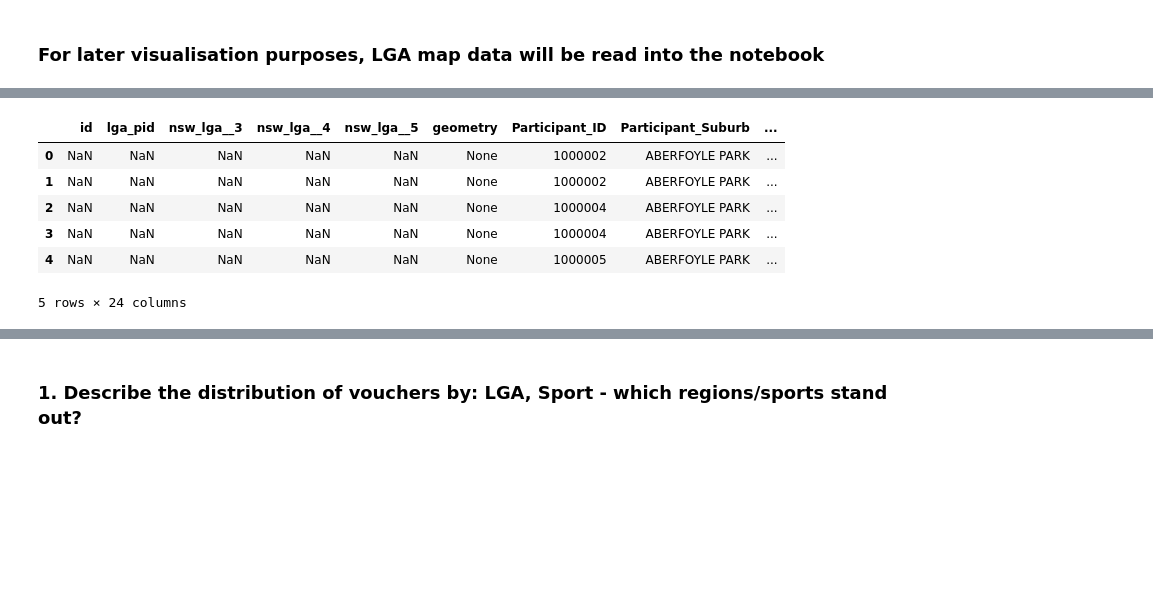
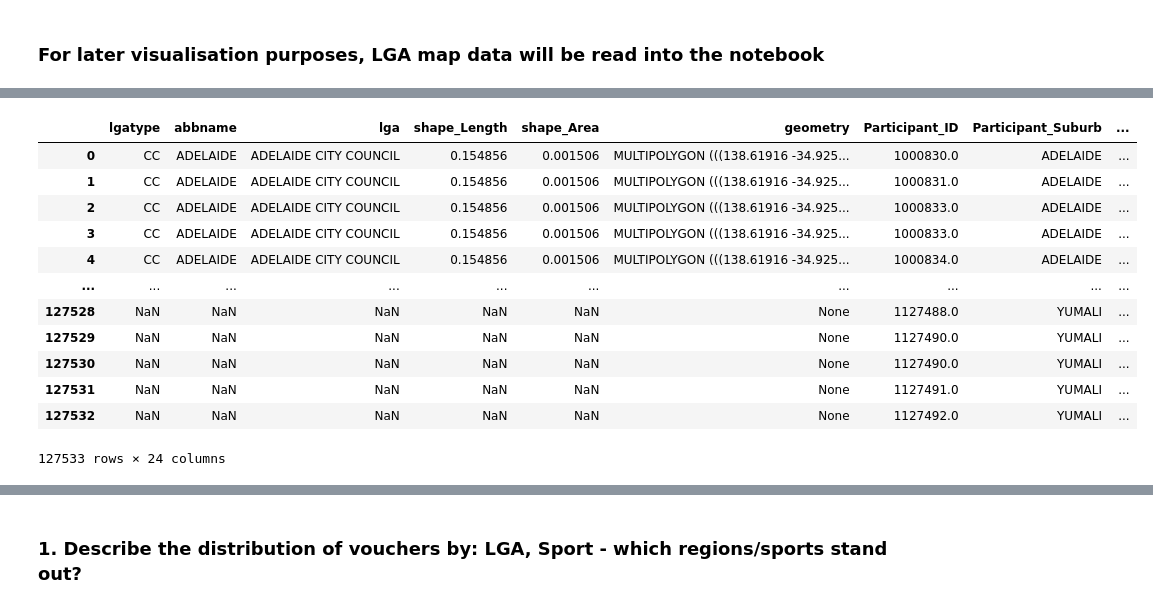
Before and after one commit to felix-rosenberger/Data-Science-Portfolio, a Jupyter notebook: Portfolio 2.ipynb, the cells around one changed output, grey strips where cells are left out. Saved outputs shown, nothing was run; the diff lists cells and outputs as text; code cells hidden in the pictures; blank space fills up the shorter version.

```diff
--- a/Portfolio 2.ipynb
+++ b/Portfolio 2.ipynb
@@ -128,9 +128,9 @@ __Low score indicates most disadvantaged.__
 ### For later visualisation purposes, LGA map data will be read into the notebook
 # %%
 # get url of geojson file
-nsw_url = "https://data.gov.au/geoserver/nsw-local-government-areas/wfs?request=GetFeature&typeName=ckan_f6a00643_1842_48cd_9c2f_df23a3a1dc1e&outputFormat=json"
+sa_data = "files/LGA_GDA2020.geojson"
 
 # read data in
-nsw_lga_gdf = gpd.read_file(nsw_url)
-nsw_lga_gdf.head()
+sa_lga_gdf = gpd.read_file(sa_data)
+sa_lga_gdf.head(10)
 # %% [output]
@@ -165,14 +173,20 @@ nsw_lga_gdf.head()
 # %%
 # merge with sa_voucher data
-map_df = pd.merge(nsw_lga_gdf, sa_vouchers_scores, how='right', left_on = 'nsw_lga__3', right_on = 'Participant_LGA')
-map_df.head()
+map_df = pd.merge(sa_lga_gdf, sa_vouchers_scores, how='outer', left_on = 'abbname', right_on = 'Participant_LGA')
+map_df
 # %% [output]
-|  | id | lga_pid | nsw_lga__3 | nsw_lga__4 | nsw_lga__5 | geometry | Participant_ID | Participant_Suburb | ... |
-| 0 | NaN | NaN | NaN | NaN | NaN | None | 1000002 | ABERFOYLE PARK | ... |
-| 1 | NaN | NaN | NaN | NaN | NaN | None | 1000002 | ABERFOYLE PARK | ... |
-| 2 | NaN | NaN | NaN | NaN | NaN | None | 1000004 | ABERFOYLE PARK | ... |
-| 3 | NaN | NaN | NaN | NaN | NaN | None | 1000004 | ABERFOYLE PARK | ... |
-| 4 | NaN | NaN | NaN | NaN | NaN | None | 1000005 | ABERFOYLE PARK | ... |
+|  | lgatype | abbname | lga | shape_Length | shape_Area | geometry | Participant_ID | Participant_Suburb | ... |
+| 0 | CC | ADELAIDE | ADELAIDE CITY COUNCIL | 0.154856 | 0.001506 | MULTIPOLYGON (((138.61916 -34.925... | 1000830.0 | ADELAIDE | ... |
+| 1 | CC | ADELAIDE | ADELAIDE CITY COUNCIL | 0.154856 | 0.001506 | MULTIPOLYGON (((138.61916 -34.925... | 1000831.0 | ADELAIDE | ... |
+| 2 | CC | ADELAIDE | ADELAIDE CITY COUNCIL | 0.154856 | 0.001506 | MULTIPOLYGON (((138.61916 -34.925... | 1000833.0 | ADELAIDE | ... |
+| 3 | CC | ADELAIDE | ADELAIDE CITY COUNCIL | 0.154856 | 0.001506 | MULTIPOLYGON (((138.61916 -34.925... | 1000833.0 | ADELAIDE | ... |
+| 4 | CC | ADELAIDE | ADELAIDE CITY COUNCIL | 0.154856 | 0.001506 | MULTIPOLYGON (((138.61916 -34.925... | 1000834.0 | ADELAIDE | ... |
+| ... | ... | ... | ... | ... | ... | ... | ... | ... | ... |
+| 127528 | NaN | NaN | NaN | NaN | NaN | None | 1127488.0 | YUMALI | ... |
+| 127529 | NaN | NaN | NaN | NaN | NaN | None | 1127490.0 | YUMALI | ... |
+| 127530 | NaN | NaN | NaN | NaN | NaN | None | 1127490.0 | YUMALI | ... |
+| 127531 | NaN | NaN | NaN | NaN | NaN | None | 1127491.0 | YUMALI | ... |
+| 127532 | NaN | NaN | NaN | NaN | NaN | None | 1127492.0 | YUMALI | ... |
-5 rows × 24 columns
+127533 rows × 24 columns
 # %%
 # check for missing geometry
```
Also changed, not shown: parts of 47 cells of this notebook, 6 other files.
